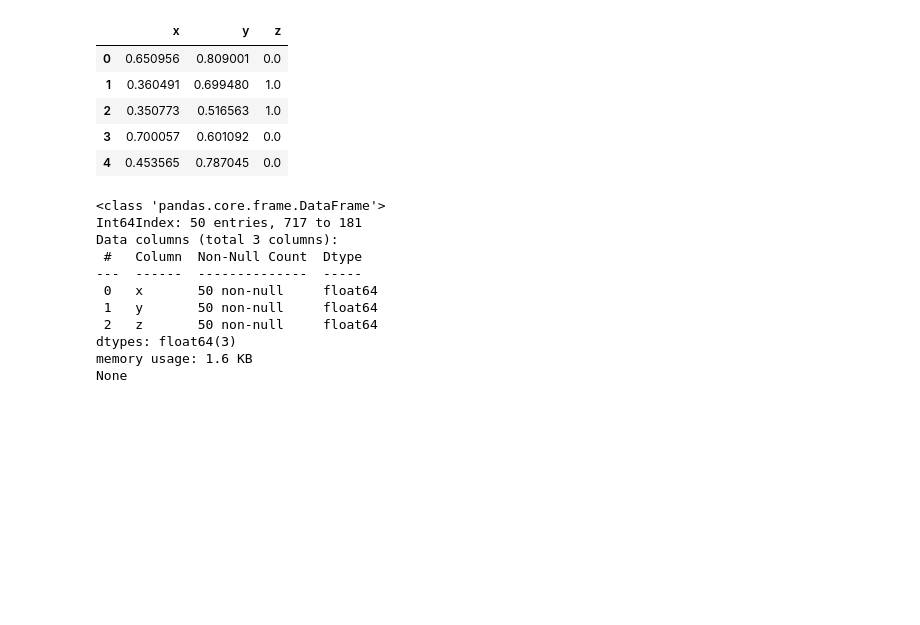
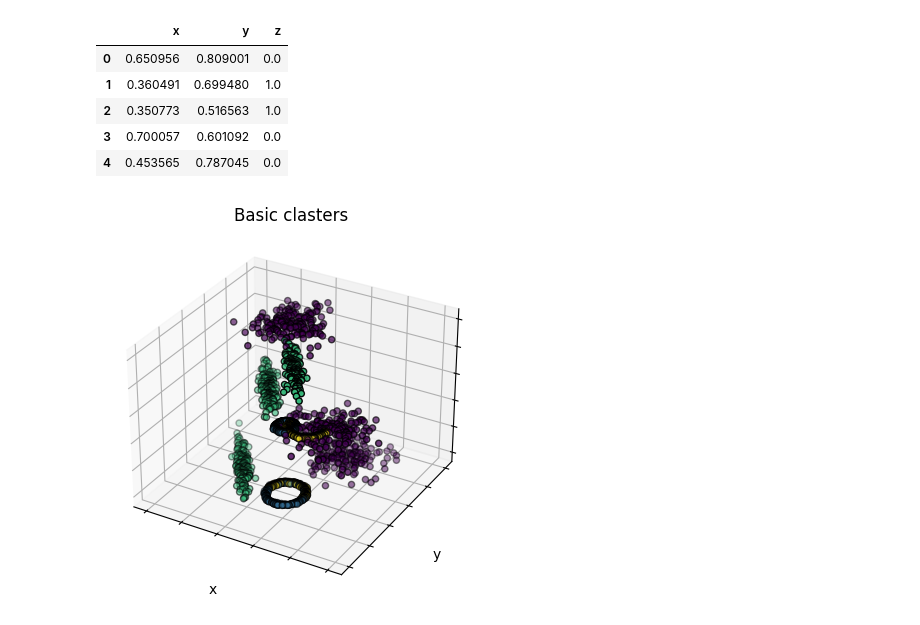
Before and after one commit to MatiPl01/artificial-intelligence-basics, a Jupyter notebook: lab5/lab5.ipynb, the cells around one changed output. Cells and saved outputs as stored; diff of their text form; code cells hidden in the pictures; blank space fills up the shorter version.

```diff
--- a/lab5/lab5.ipynb
+++ b/lab5/lab5.ipynb
@@ -51,20 +51,3 @@ X.head()
 | 2 | 0.350773 | 0.516563 | 1.0 |
 | 3 | 0.700057 | 0.601092 | 0.0 |
 | 4 | 0.453565 | 0.787045 | 0.0 |
-# %%
-
-sample_indices = np.random.choice(X.shape[0], size=50, replace=False,)
-X_sample = X.iloc[sample_indices]
-print(X_sample.info())
-# %% [output]
-<class 'pandas.core.frame.DataFrame'>
-Int64Index: 50 entries, 717 to 181
-Data columns (total 3 columns):
- #   Column  Non-Null Count  Dtype
----  ------  --------------  -----
- 0   x       50 non-null     float64
- 1   y       50 non-null     float64
- 2   z       50 non-null     float64
-dtypes: float64(3)
-memory usage: 1.6 KB
-None
@@ -71,3 +67,10 @@ None
+# %%
+basic_labels=np.array([i//500 for i in range(2000)])
+ax=plot_clusterized(X,basic_labels)
+ax.set_title(f"Basic clasters")
+plt.show()
+# %% [output]
+[figure, added]
 # %%
 from sklearn.cluster import KMeans
 
```
Also changed, not shown: parts of 18 cells of this notebook, 1 other file.
